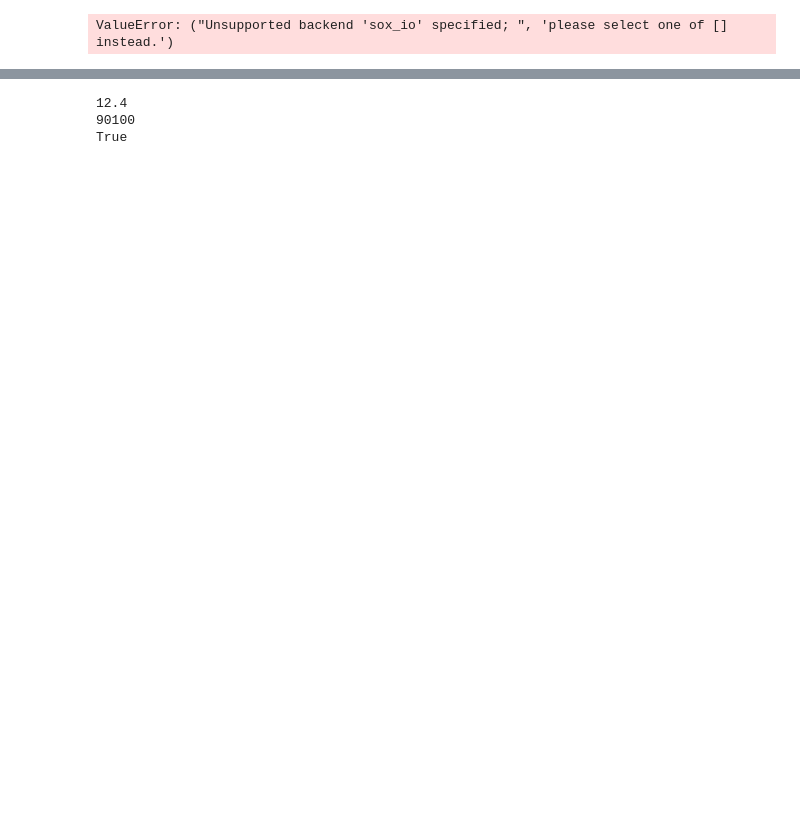
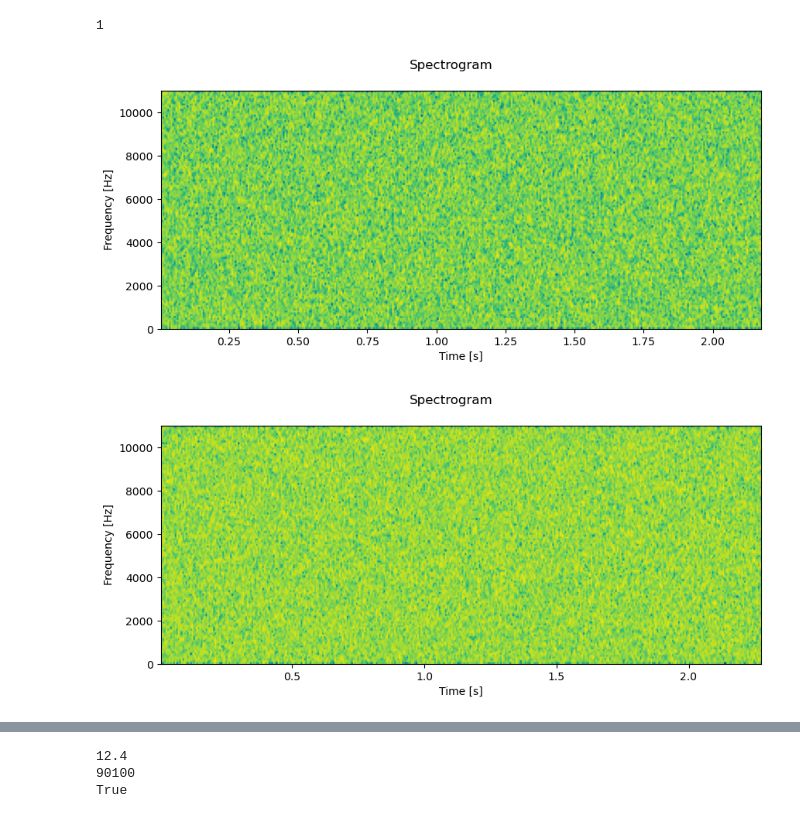
Before and after one commit to Vladimir-Ershov/Vladimir-Ershov.github.io, a Jupyter notebook: projects/MLRecap/torch/audio.ipynb, the cells around one changed output, grey strips where cells are left out. Cells and saved outputs as stored; diff of their text form; code cells hidden in the pictures; blank space fills up the shorter version.

```diff
--- a/projects/MLRecap/torch/audio.ipynb
+++ b/projects/MLRecap/torch/audio.ipynb
@@ -15,20 +15,14 @@ from torchvision import transforms
 from PIL import Image
 
 from torch.utils.data import Dataset, DataLoader
+# %%
+1
+# %% [output]
+1
 # %%
 import matplotlib.pyplot as plt
 
-def plot_specgram(waveform, sample_rate, title="Spectrogram", file_path=None):
-    """
-    Draw a matplotlib spectrogram from a `torchaudio.load()` waveform tensor.
-
-    Args
-    ----
-    waveform : torch.Tensor  # shape (channels, time)
-    sample_rate : int
-    title : str
-    file_path : str | None   # save to PNG if given
-    """
+def plot_specgram(waveform, sample_rate, title="Spectrogram", show_in_notebook=True, file_path=None):
     # Convert to NumPy for Matplotlib
     waveform = waveform.numpy()
     channels, frames = waveform.shape
@@ -47,8 +41,10 @@ def plot_specgram(waveform, sample_rate, title="Spectrogram", file_path=None):
 
     if file_path:
         plt.savefig(file_path, dpi=150, bbox_inches="tight")
-    else:
+
+    if show_in_notebook:
         plt.show()
+
     plt.close(fig)
 
 
@@ -87,15 +83,24 @@ class AudioFolder(Dataset):
 # %%
 import torchaudio, random
 
 data_path = '../data/hb/'
+
 unl = 'unlabelled'
-
 unlab = Path(data_path,unl)
-
 random_unlabel = random.choice(list(unlab.glob('*')))
 
 
-waveform, sr = torchaudio.load(random_unlabel.resolve().as_uri(), backend="sox_io")
-plot_specgram(waveform, sr, file_path="random_unlabel.png")
+waveform, sr = torchaudio.load(random_unlabel.resolve().as_uri(), backend="ffmpeg")
+plot_specgram(waveform, sr)
+
+unl = 'murmur'
+unlab = Path(data_path,unl)
+random_unlabel = random.choice(list(unlab.glob('*')))
+waveform, sr = torchaudio.load(random_unlabel.resolve().as_uri(), backend="ffmpeg")
+plot_specgram(waveform, sr)
+
+
+# plot_specgram(waveform, sr, file_path="random_unlabel.png")
 # %% [output]
-ValueError: ("Unsupported backend 'sox_io' specified; ", 'please select one of [] instead.')
+[figure, added]
+[figure, added]
```
Also changed, not shown: parts of 5 cells of this notebook, 3 other files.
